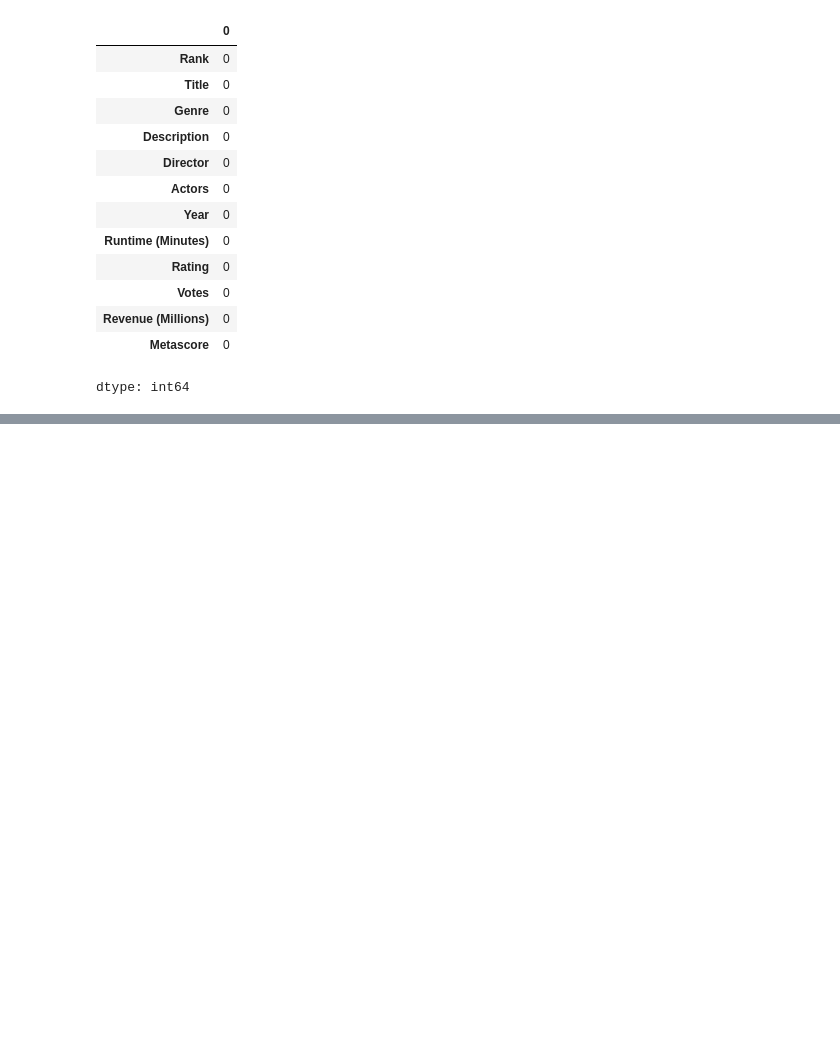
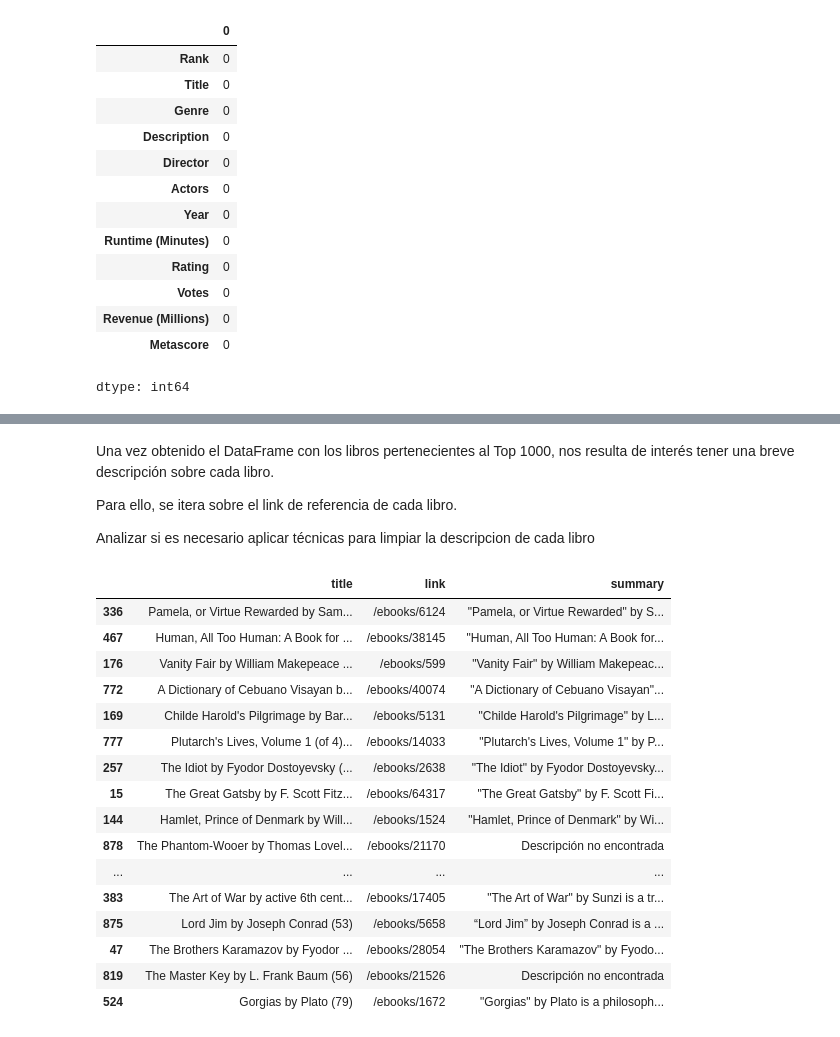
Before and after one commit to bpace1/NLP-TP1, a Jupyter notebook: NLP_TP1.ipynb, the cells around one changed output, grey strips where cells are left out. Drawn from its saved outputs; the diff is of its cells as text; code cells hidden in the pictures; blank space fills up the shorter version.

```diff
--- a/NLP_TP1.ipynb
+++ b/NLP_TP1.ipynb
@@ -206,0 +223,2 @@ df_libros_filtered['Libro'] = df_libros['Libro'].str.replace(r'\s*\(\d+\)$', '',
+# %%
+url: str = 'https://www.gutenberg.org/browse/scores/top1000.php#books-last1'
@@ -206,0 +246,3 @@ df_libros_filtered['Libro'] = df_libros['Libro'].str.replace(r'\s*\(\d+\)$', '',
+# %%
+# Se elimina todo elemento fuera del Top 1000
+books_df = books_df.iloc[7:1007].reset_index(drop=True)
@@ -206,0 +258,51 @@ df_libros_filtered['Libro'] = df_libros['Libro'].str.replace(r'\s*\(\d+\)$', '',
+# %% [markdown]
+Una vez obtenido el DataFrame con los libros pertenecientes al Top 1000, nos resulta de interés tener una breve descripción sobre cada libro.
+
+Para ello, se itera sobre el link de referencia de cada libro.
+
+Analizar si es necesario aplicar técnicas para limpiar la descripcion de cada libro
+# %%
+# ANALIZAR GUARDAR ESTE DF PARA NO VOLVER A CORRER EL CODIGO, TARDA COMO 3 MINS
+
+
+for index, link in enumerate(books_df['link']):
+
+  url = f"https://www.gutenberg.org{link}"
+  # url= 'https://www.gutenberg.org/ebooks/348'
+
+  response = requests.get(url)
+  soup = BeautifulSoup(response.text, 'html.parser')
+
+  # Buscar el div con id 'bibrec'
+  bio_div = soup.find('div', id='bibrec')
+
+  # Buscar el tr que contiene el th con el texto 'Summary'
+  summary_tr = bio_div.find('th', string='Summary')
+
+  # Si encontró el 'th' correcto, obtener el contenido del 'td' siguiente
+  if summary_tr:
+      summary_text = summary_tr.find_parent('tr').find('td').get_text(strip=True)
+  else:
+      summary_text = 'Descripción no encontrada'
+
+  books_df.at[index, 'summary'] = summary_text
+# %%
+books_df.sample(20)
+# %% [output]
+|  | title | link | summary |
+| 336 | Pamela, or Virtue Rewarded by Sam... | /ebooks/6124 | "Pamela, or Virtue Rewarded" by S... |
+| 467 | Human, All Too Human: A Book for ... | /ebooks/38145 | "Human, All Too Human: A Book for... |
+| 176 | Vanity Fair by William Makepeace ... | /ebooks/599 | "Vanity Fair" by William Makepeac... |
+| 772 | A Dictionary of Cebuano Visayan b... | /ebooks/40074 | "A Dictionary of Cebuano Visayan"... |
+| 169 | Childe Harold's Pilgrimage by Bar... | /ebooks/5131 | "Childe Harold's Pilgrimage" by L... |
+| 777 | Plutarch's Lives, Volume 1 (of 4)... | /ebooks/14033 | "Plutarch's Lives, Volume 1" by P... |
+| 257 | The Idiot by Fyodor Dostoyevsky (... | /ebooks/2638 | "The Idiot" by Fyodor Dostoyevsky... |
+| 15 | The Great Gatsby by F. Scott Fitz... | /ebooks/64317 | "The Great Gatsby" by F. Scott Fi... |
+| 144 | Hamlet, Prince of Denmark by Will... | /ebooks/1524 | "Hamlet, Prince of Denmark" by Wi... |
+| 878 | The Phantom-Wooer by Thomas Lovel... | /ebooks/21170 | Descripción no encontrada |
+| ... | ... | ... | ... |
+| 383 | The Art of War by active 6th cent... | /ebooks/17405 | "The Art of War" by Sunzi is a tr... |
+| 875 | Lord Jim by Joseph Conrad (53) | /ebooks/5658 | “Lord Jim” by Joseph Conrad is a ... |
+| 47 | The Brothers Karamazov by Fyodor ... | /ebooks/28054 | "The Brothers Karamazov" by Fyodo... |
+| 819 | The Master Key by L. Frank Baum (56) | /ebooks/21526 | Descripción no encontrada |
+| 524 | Gorgias by Plato (79) | /ebooks/1672 | "Gorgias" by Plato is a philosoph... |
```
Also changed, not shown: parts of 15 cells of this notebook.
